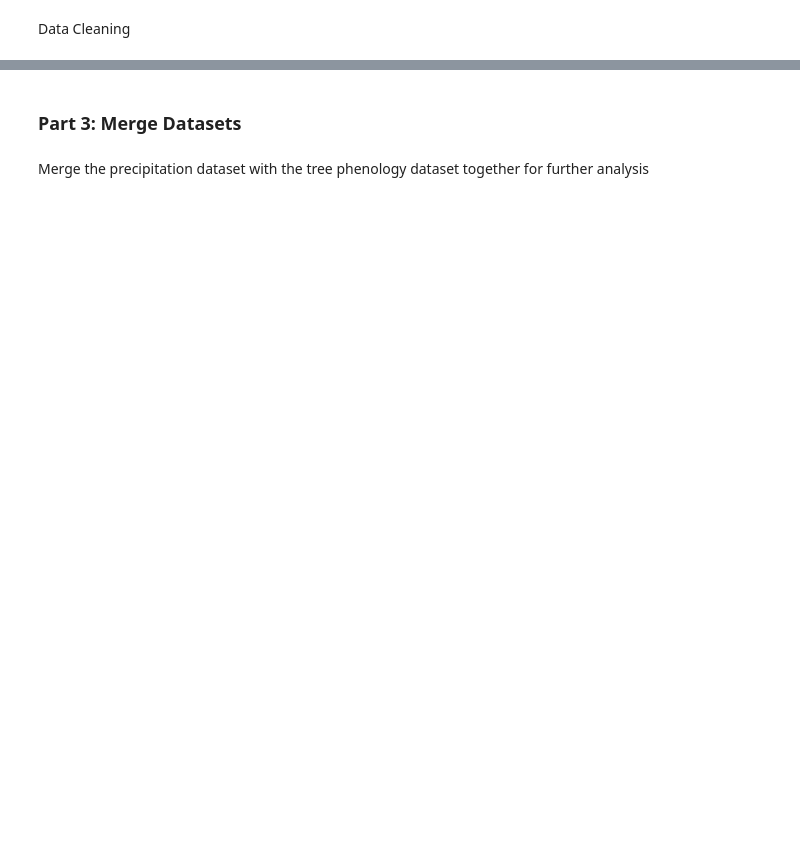
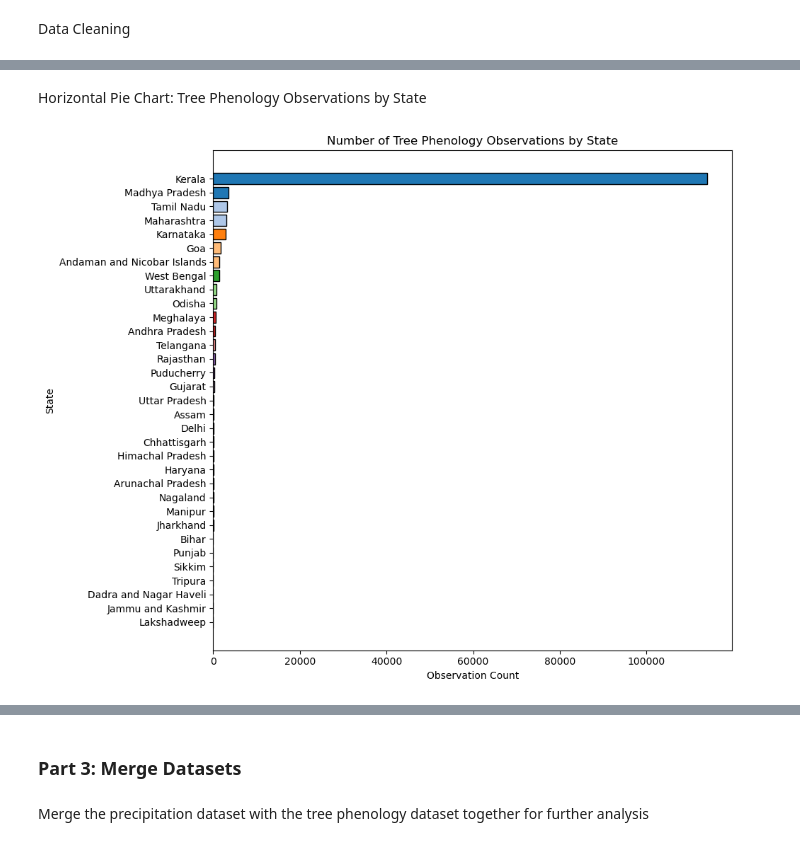
Before and after one commit to BU-Spark/ds-seasonwatch-trees, a Jupyter notebook: code/spring_2025_code/precipitation_analysis.ipynb, the cells around one changed output, grey strips where cells are left out. Cells and saved outputs as stored; diff of their text form; code cells hidden in the pictures; blank space fills up the shorter version.

Commit message:
visualization and analysis on merged dataset

```diff
--- a/code/spring_2025_code/precipitation_analysis.ipynb
+++ b/code/spring_2025_code/precipitation_analysis.ipynb
@@ -179,0 +177,32 @@ memory usage: 19.8+ MB
+# %%
+import pandas as pd
+
+df_tree_clean = pd.read_csv("/Users/gzs/Desktop/Hi/BU/DS539/ds-seasonwatch-trees/code/spring_2025_code/df_tree_clean.csv")
+
+df_p_clean = pd.read_csv("/Users/gzs/Desktop/Hi/BU/DS539/ds-seasonwatch-trees/code/spring_2025_code/df_p_clean.csv")
+# %% [markdown]
+Horizontal Pie Chart: Tree Phenology Observations by State
+# %%
+import matplotlib.pyplot as plt
+import numpy as np
+
+# Count observations per state
+state_counts = df_tree_clean['State_name'].value_counts()
+
+# Set up a colormap
+colors = plt.cm.tab20(np.linspace(0, 1, len(state_counts)))
+
+# Plot
+plt.figure(figsize=(10, 8))
+plt.barh(state_counts.index, state_counts.values, color=colors, edgecolor='black')
+
+# Styling
+plt.title("Number of Tree Phenology Observations by State")
+plt.xlabel("Observation Count")
+plt.ylabel("State")
+plt.gca().invert_yaxis()  # Highest at the top
+plt.tight_layout()
+
+plt.show()
+# %% [output]
+[figure, added]
```
Also changed, not shown: parts of 61 cells of this notebook.
